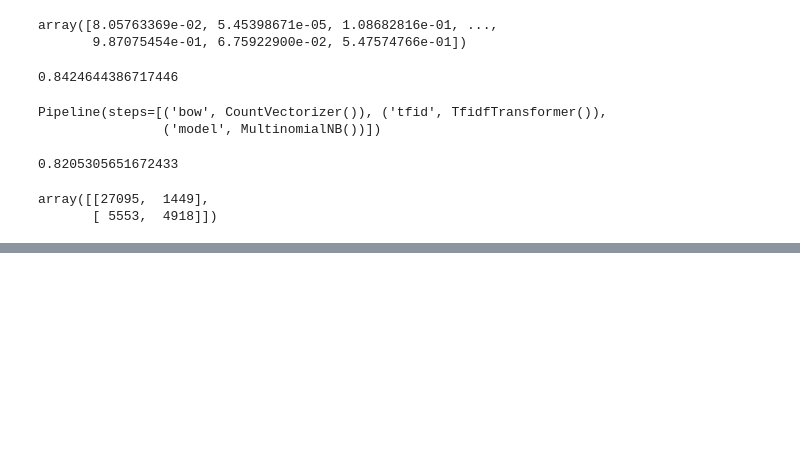
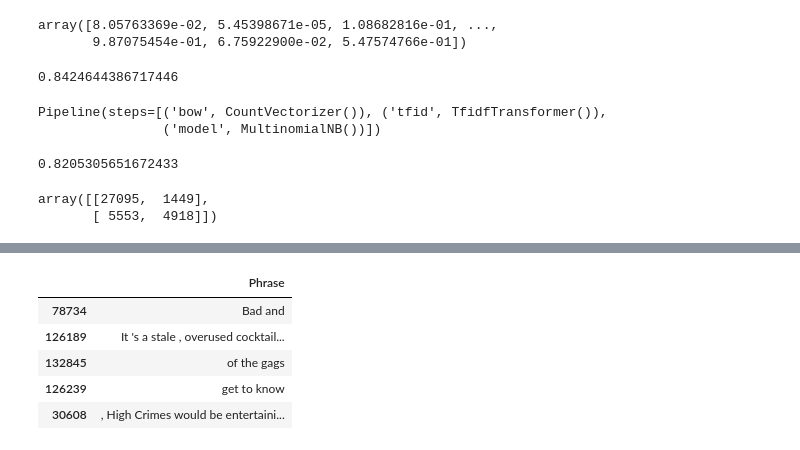
Before and after one commit to gussan-me/-Sentiment_Analysis_on_Movie_Review-, a Jupyter notebook: Sentimt-Analysis-on-Movie-Review.ipynb, the cells around one changed output, grey strips where cells are left out. Saved outputs shown, nothing was run; the diff lists cells and outputs as text; code cells hidden in the pictures; blank space fills up the shorter version.

```diff
--- a/Sentimt-Analysis-on-Movie-Review.ipynb
+++ b/Sentimt-Analysis-on-Movie-Review.ipynb
@@ -407,0 +414,2 @@ array([[27095,  1449],
+# %%
+X_test = pd.DataFrame(X_test, columns=['Phrase'])
@@ -407,0 +425,9 @@ array([[27095,  1449],
+# %%
+X_test.head()
+# %% [output]
+|  | Phrase |
+| 78734 | Bad and |
+| 126189 | It 's a stale , overused cocktail... |
+| 132845 | of the gags |
+| 126239 | get to know |
+| 30608 | , High Crimes would be entertaini... |
```
Also changed, not shown: parts of 14 cells of this notebook.
